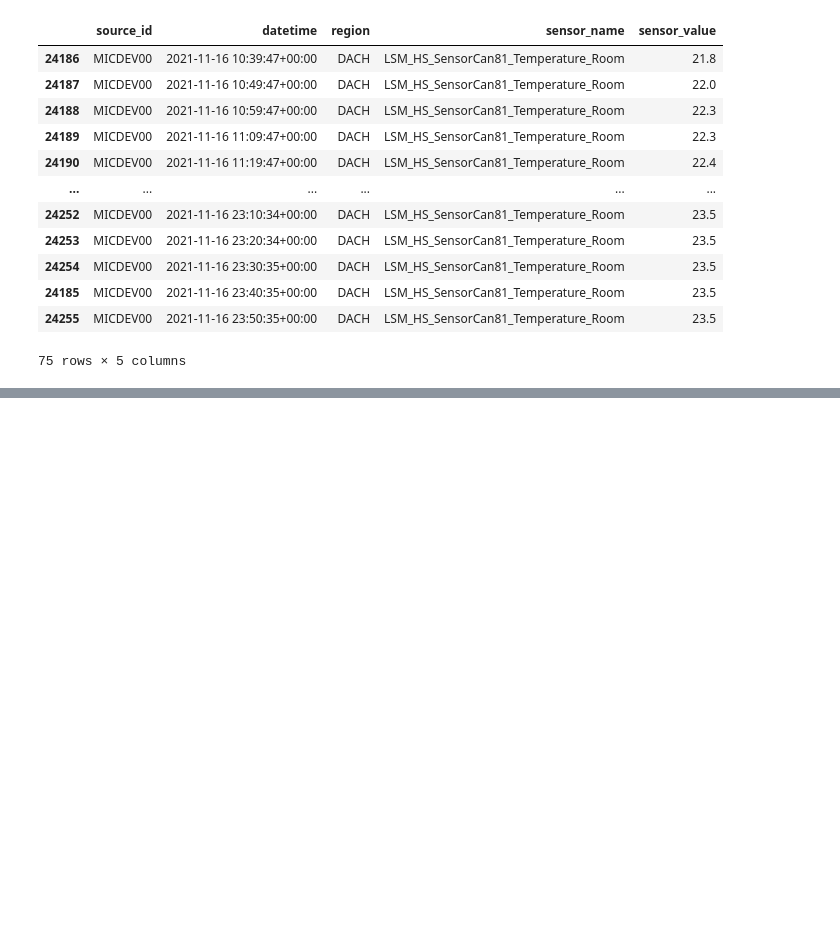
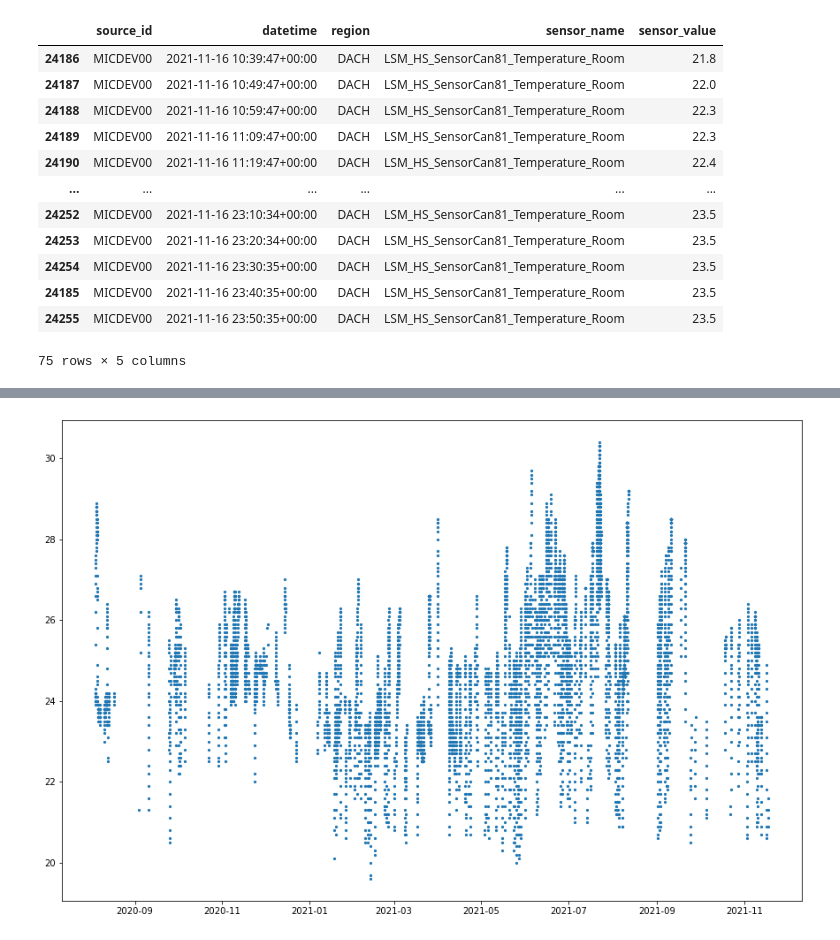
Before and after one commit to IceMikl/HackTum2021, a Jupyter notebook: data_processing.ipynb, the cells around one changed output, grey strips where cells are left out. Drawn from its saved outputs; the diff is of its cells as text; code cells hidden in the pictures; blank space fills up the shorter version.

```diff
--- a/data_processing.ipynb
+++ b/data_processing.ipynb
@@ -123,0 +147,8 @@ get_time_interval(new_df, '2021-11-16', '2021-11-17')
+# %%
+xpoints = np.array(df2.datetime)
+ypoints = np.array(df2.sensor_value)
+
+plt.scatter(xpoints, ypoints, s=5)
+plt.show()
+# %% [output]
+[figure, added]
```
Also changed, not shown: parts of 9 cells of this notebook.
